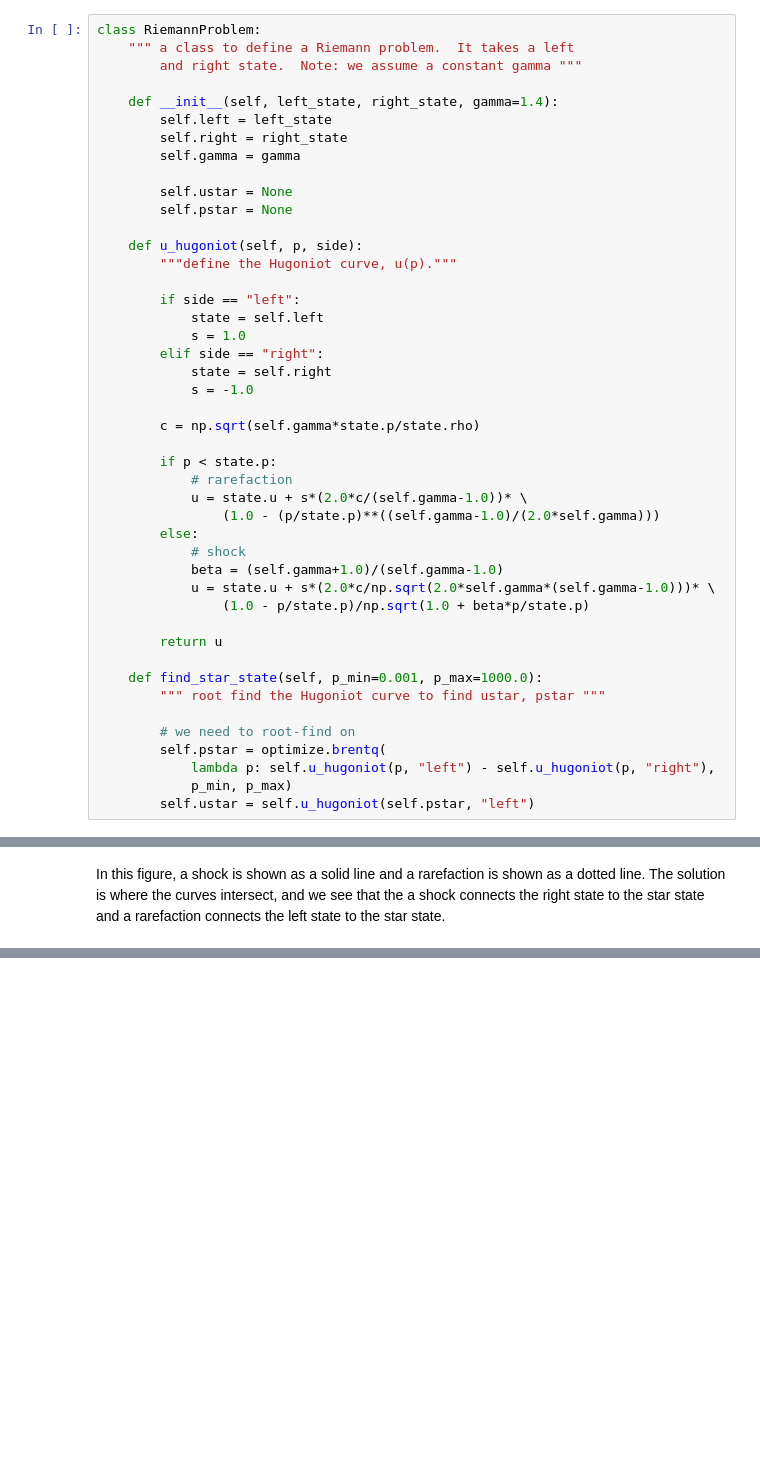
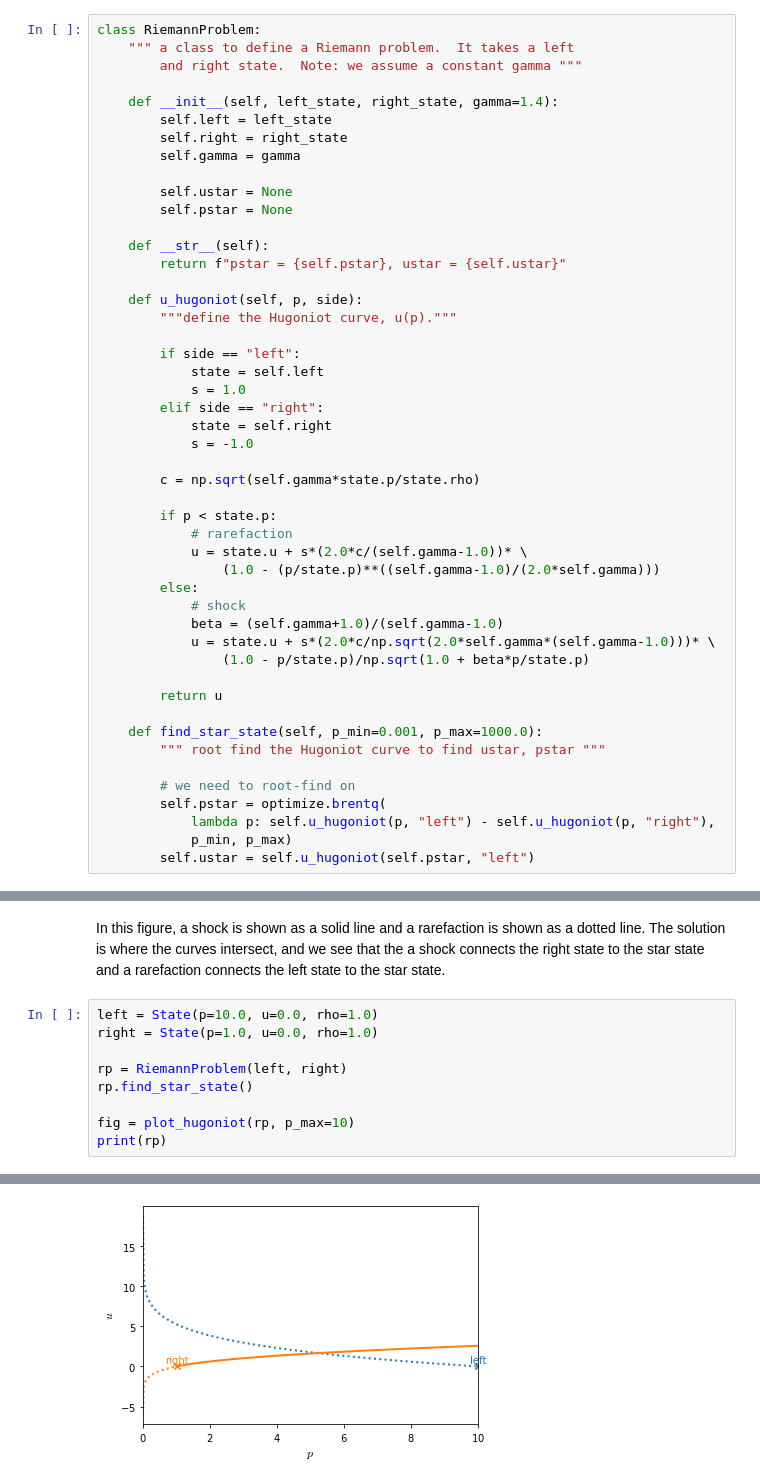
Before and after one commit to zingale/comp_astro_tutorial, a Jupyter notebook: content/07-euler/07-euler-riemann.ipynb, the cells around one changed output, grey strips where cells are left out. Drawn from its saved outputs; the diff is of its cells as text; blank space fills up the shorter version.

```diff
--- a/content/07-euler/07-euler-riemann.ipynb
+++ b/content/07-euler/07-euler-riemann.ipynb
@@ -175,6 +178,9 @@ class RiemannProblem:
 
         self.ustar = None
         self.pstar = None
+
+    def __str__(self):
+        return f"pstar = {self.pstar}, ustar = {self.ustar}"
 
     def u_hugoniot(self, p, side):
         """define the Hugoniot curve, u(p)."""
@@ -274,3 +282,13 @@ fig = plot_hugoniot(rp)
 [figure]
 # %% [markdown]
 In this figure, a shock is shown as a solid line and a rarefaction is shown as a dotted line.  The solution is where the curves intersect, and we see that the a shock connects the right state to the star state and a rarefaction connects the left state to the star state.
+# %%
+left = State(p=10.0, u=0.0, rho=1.0)
+right = State(p=1.0, u=0.0, rho=1.0)
+
+rp = RiemannProblem(left, right)
+rp.find_star_state()
+
+fig = plot_hugoniot(rp, p_max=10)
+print(rp)
+# %% [output]
@@ -276,0 +296 @@ In this figure, a shock is shown as a solid line and a rarefaction is shown as a
+[figure, added]
```
Also changed, not shown: parts of 3 cells of this notebook, 3 other files.
